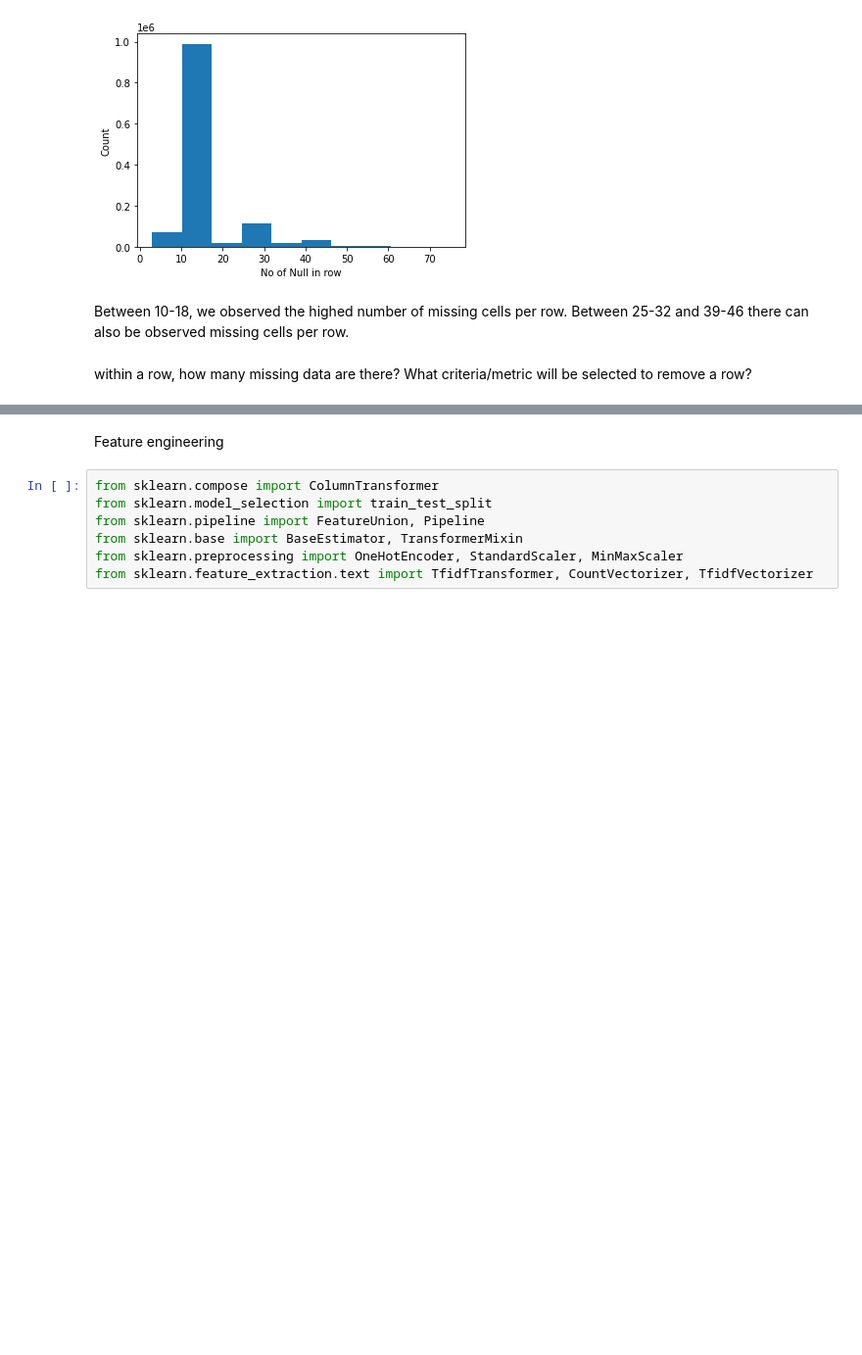
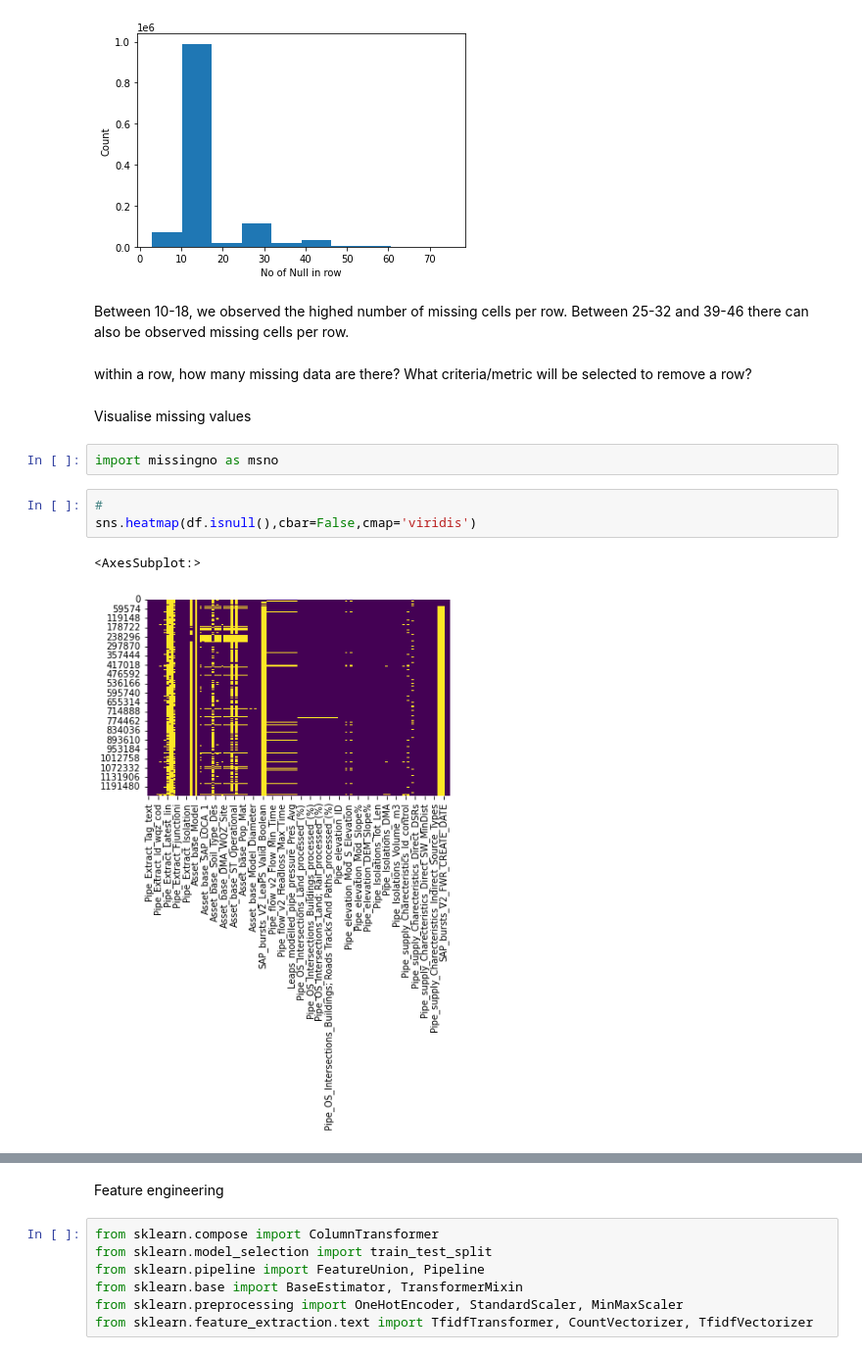
Before and after one commit to molowe1/Leak-Detect, a Jupyter notebook: EDA_Pipe_Detection_leak.ipynb, the cells around one changed output, grey strips where cells are left out. Shown: that part at 98% size. Saved outputs shown, nothing was run; the diff lists cells and outputs as text; blank space fills up the shorter version.

```diff
--- a/EDA_Pipe_Detection_leak.ipynb
+++ b/EDA_Pipe_Detection_leak.ipynb
@@ -180,3 +180,13 @@ Between 10-18, we observed the highed number of missing cells per row.
 Between 25-32 and 39-46 there can also be observed missing cells per row.
 # %% [markdown]
 within a row, how many missing data are there? What criteria/metric will be selected to remove a row?
+# %% [markdown]
+Visualise missing values
+# %%
+import missingno as msno
+# %%
+#
+sns.heatmap(df.isnull(),cbar=False,cmap='viridis')
+# %% [output]
+<AxesSubplot:>
+[figure, added]
```
Also changed, not shown: parts of 6 cells of this notebook.
